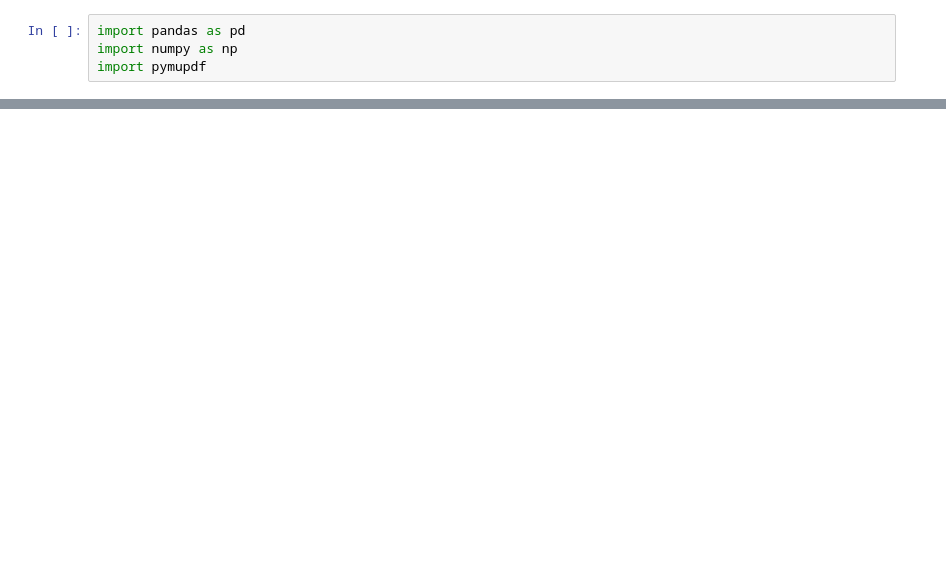
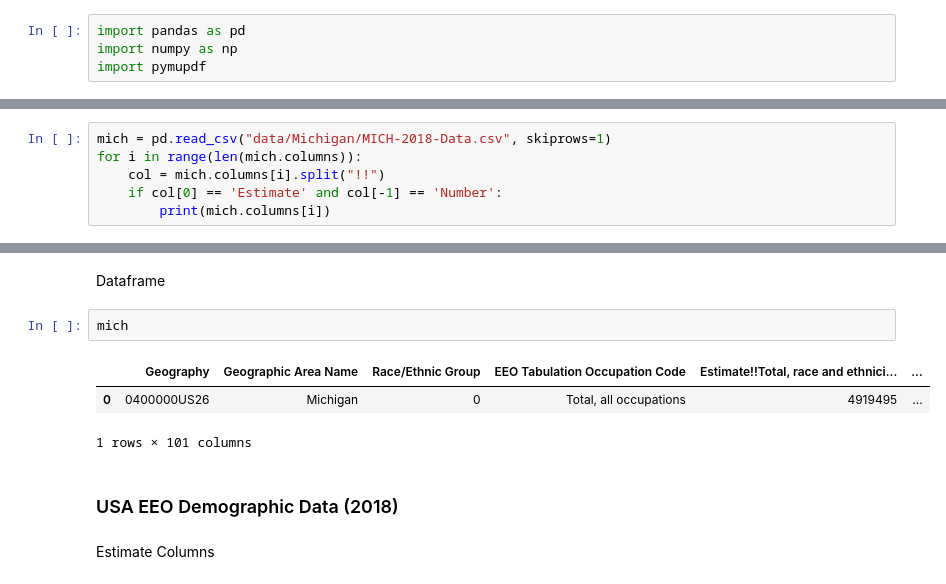
Before and after one commit to jackcienkus/mdcr-capstone, a Jupyter notebook: B_Analysis.ipynb, the cells around one changed output, grey strips where cells are left out. Drawn from its saved outputs; the diff is of its cells as text; blank space fills up the shorter version.

Commit message:
EEO Data for Michigan + USA Loaded for both notebooks

```diff
--- a/B_Analysis.ipynb
+++ b/B_Analysis.ipynb
@@ -69,0 +57,6 @@ df
+# %%
+mich = pd.read_csv("data/Michigan/MICH-2018-Data.csv", skiprows=1)
+for i in range(len(mich.columns)):
+    col = mich.columns[i].split("!!")
+    if col[0] == 'Estimate' and col[-1] == 'Number':
+        print(mich.columns[i])
@@ -69,0 +106,12 @@ df
+# %% [markdown]
+Dataframe
+# %%
+mich
+# %% [output]
+|  | Geography | Geographic Area Name | Race/Ethnic Group | EEO Tabulation Occupation Code | Estimate!!Total, race and ethnici... | ... |
+| 0 | 0400000US26 | Michigan | 0 | Total, all occupations | 4919495 | ... |
+1 rows × 101 columns
+# %% [markdown]
+### USA EEO Demographic Data (2018)
+# %% [markdown]
+Estimate Columns
```
Also changed, not shown: parts of 22 cells of this notebook, 1 other file.
